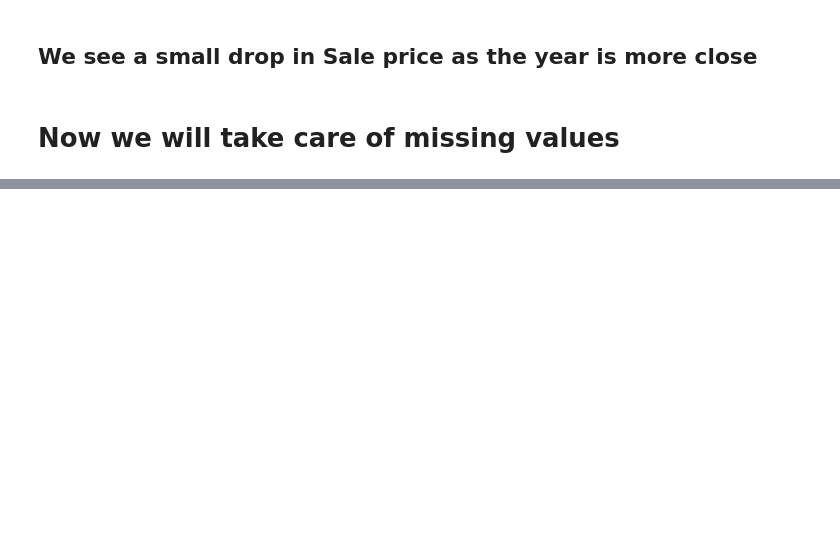
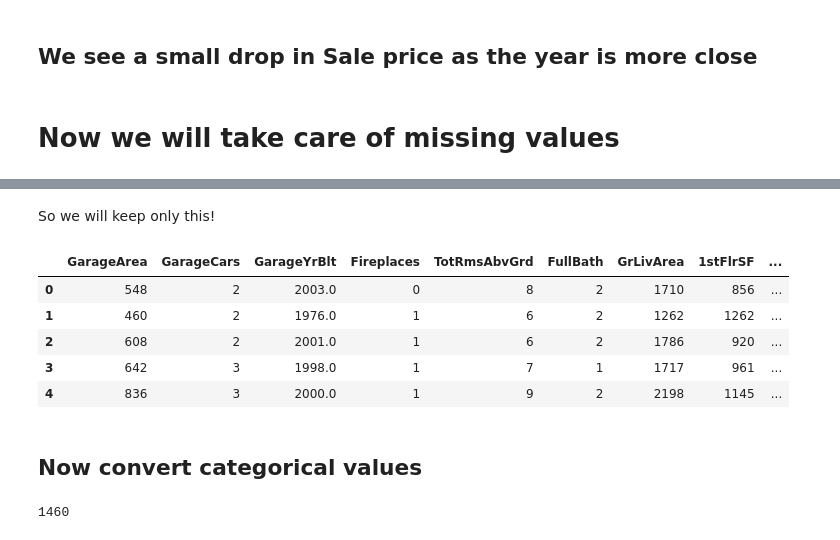
Before and after one commit to VasilisMpletsos/House-Prices-Kaggle-Competition, a Jupyter notebook: HousePrices.ipynb, the cells around one changed output, grey strips where cells are left out. Saved outputs shown, nothing was run; the diff lists cells and outputs as text; code cells hidden in the pictures; blank space fills up the shorter version.

```diff
--- a/HousePrices.ipynb
+++ b/HousePrices.ipynb
@@ -635,0 +679,18 @@ sns.lineplot(x="YrSold", y="SalePrice",data=df)
+# %% [markdown]
+So we will keep only this!
+# %%
+GoodCorr = ['GarageArea','GarageCars','GarageYrBlt','Fireplaces','TotRmsAbvGrd','FullBath','GrLivArea','1stFlrSF',
+           'TotalBsmtSF','BsmtFinSF1','MasVnrArea','YearRemodAdd','YearBuilt','OverallQual','SalePrice']
+# %%
+new_df = df[GoodCorr]
+# %%
+new_df.head()
+# %% [output]
+|  | GarageArea | GarageCars | GarageYrBlt | Fireplaces | TotRmsAbvGrd | FullBath | GrLivArea | 1stFlrSF | ... |
+| 0 | 548 | 2 | 2003.0 | 0 | 8 | 2 | 1710 | 856 | ... |
+| 1 | 460 | 2 | 1976.0 | 1 | 6 | 2 | 1262 | 1262 | ... |
+| 2 | 608 | 2 | 2001.0 | 1 | 6 | 2 | 1786 | 920 | ... |
+| 3 | 642 | 3 | 1998.0 | 1 | 7 | 1 | 1717 | 961 | ... |
+| 4 | 836 | 3 | 2000.0 | 1 | 9 | 2 | 2198 | 1145 | ... |
+# %% [markdown]
+## Now convert categorical values
@@ -635,0 +718,4 @@ sns.lineplot(x="YrSold", y="SalePrice",data=df)
+# %%
+len(new_df)
+# %% [output]
+1460
```
Also changed, not shown: parts of 19 cells of this notebook, 6 other files.
